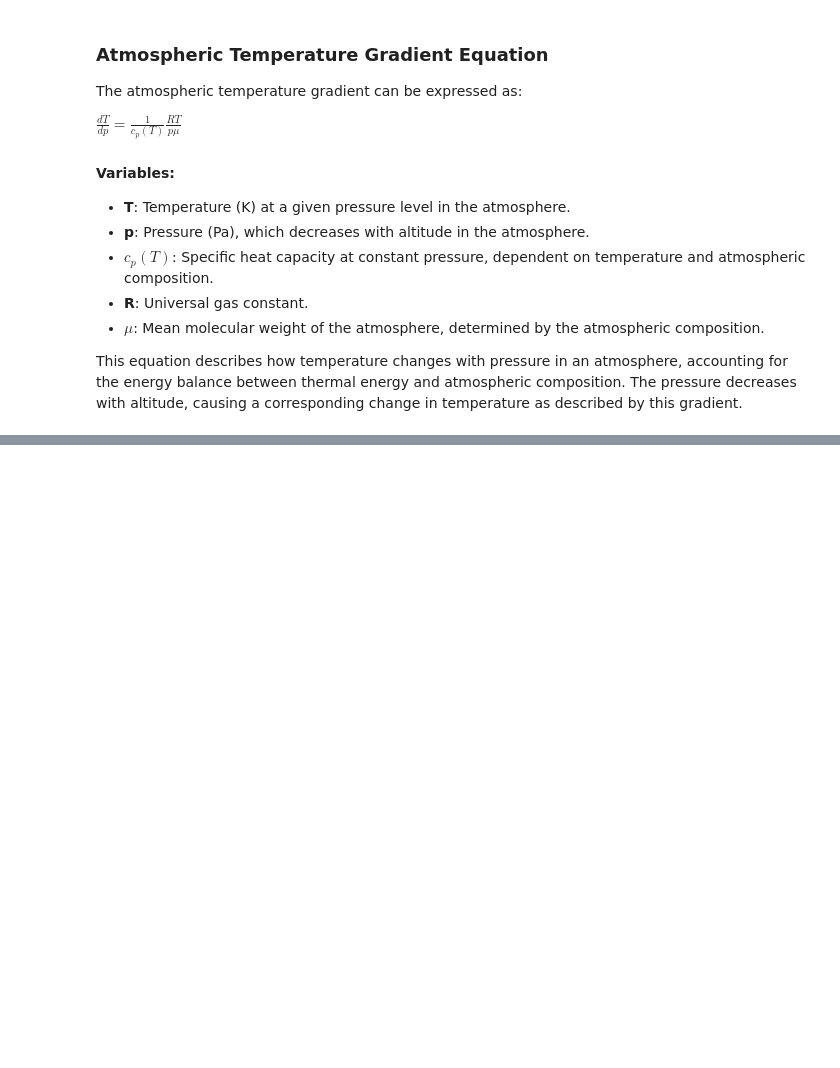
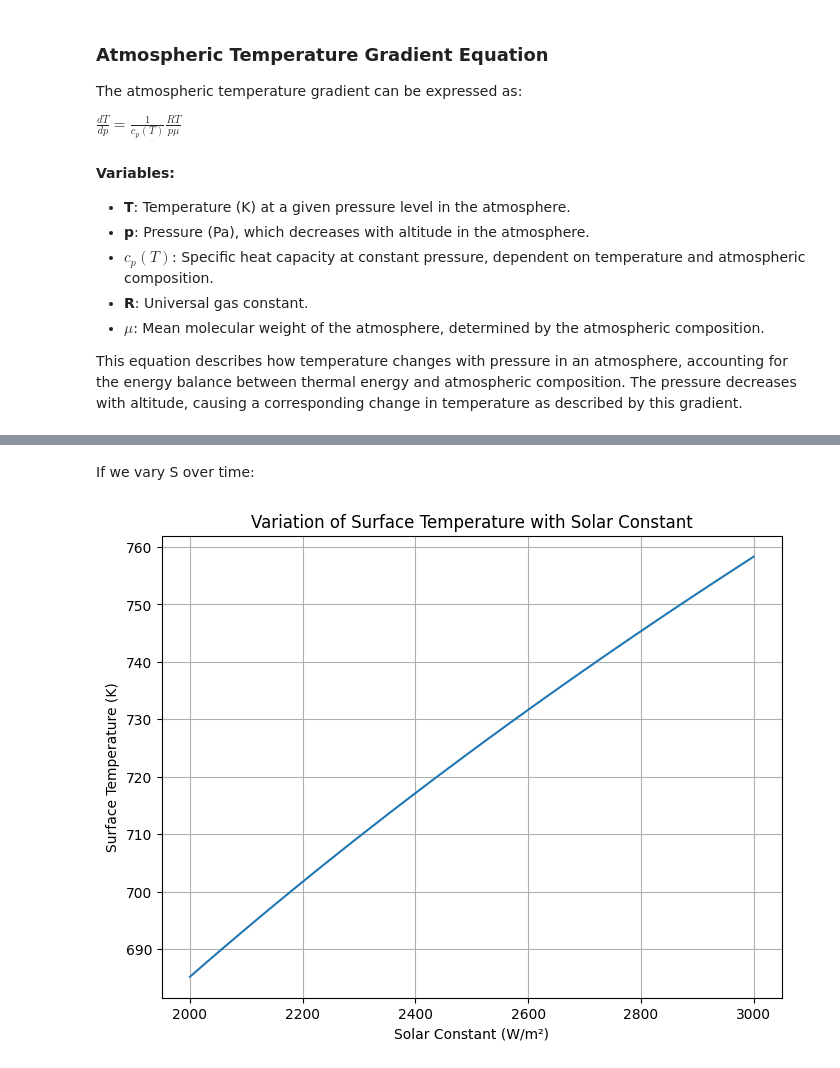
Before and after one commit to annartaylor/ASTR513FinalProject_Fall2024, a Jupyter notebook: ODE_solvers/Venus_ODE_solve.ipynb, the cells around one changed output, grey strips where cells are left out. Drawn from its saved outputs; the diff is of its cells as text; code cells hidden in the pictures; blank space fills up the shorter version.

```diff
--- a/ODE_solvers/Venus_ODE_solve.ipynb
+++ b/ODE_solvers/Venus_ODE_solve.ipynb
@@ -41,0 +100,43 @@ This equation describes how temperature changes with pressure in an atmosphere,
+# %% [markdown]
+If we vary S over time:
+# %%
+from astropy.constants import sigma_sb
+
+# Constants
+A = 0.75  # Albedo of Venus
+epsilon = 0.01  # Effective emissivity of the atmosphere
+
+# Function to calculate surface temperature Ts for a given solar constant S
+def calculate_surface_temperature(S, A=0.75, epsilon=0.01):
+    """
+    Calculate the surface temperature (Ts) for a given solar constant (S).
+
+    Parameters:
+    - S: Solar constant (W/m^2) [Astropy quantity with units]
+    - A: Planetary albedo (default: 0.75)
+    - epsilon: Effective emissivity of the atmosphere (default: 0.01)
+
+    Returns:
+    - Ts: Surface temperature (K) [Astropy quantity with units]
+    """
+    Ts = (((1 - A) * S / (4 * epsilon * sigma_sb)) ** 0.25).to(u.K)
+    return Ts
+
+# Varying the solar constant (S) and calculating Ts
+S_values = np.linspace(2000, 3000, 100) * (u.W / u.m**2)  # Solar constants in W/m^2
+Ts_values = [calculate_surface_temperature(S) for S in S_values]
+
+# Convert to dimensionless for plotting
+S_values_plot = S_values.value
+Ts_values_plot = [Ts.value for Ts in Ts_values]
+
+# Plotting S vs. Ts
+plt.figure(figsize=(8, 6))
+plt.plot(S_values_plot, Ts_values_plot)
+plt.xlabel("Solar Constant (W/m²)")
+plt.ylabel("Surface Temperature (K)")
+plt.title("Variation of Surface Temperature with Solar Constant")
+plt.grid()
+plt.show()
+# %% [output]
+[figure, added]
```
Also changed, not shown: parts of 1 cell of this notebook.
